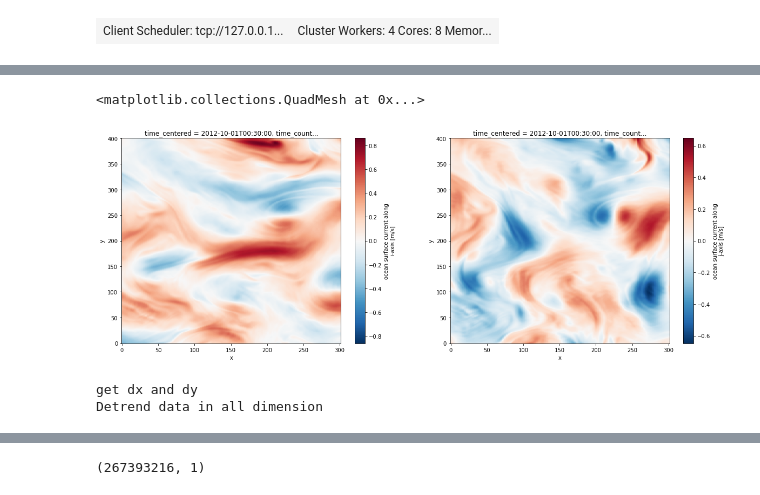
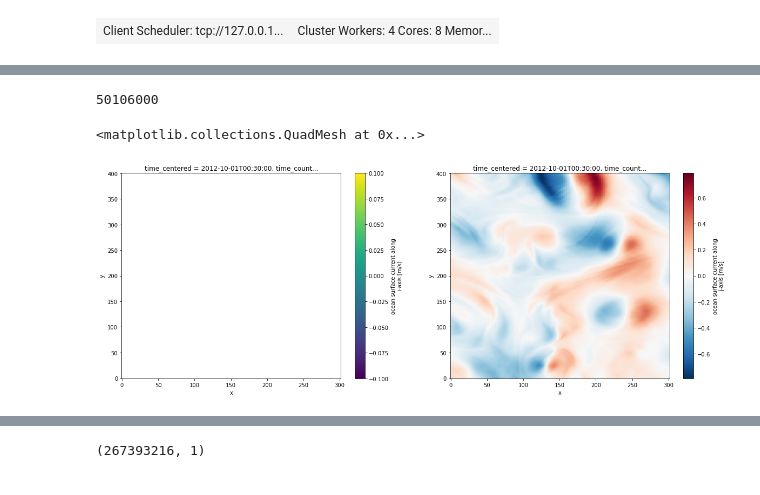
Before and after one commit to auraoupa/pangeo-deployments-test, a Jupyter notebook: 2019-05-28-AA-KE-transfer-freq-wavenumber-diag-NATL60-on-pc-debug.ipynb, the cells around one changed output, grey strips where cells are left out. Saved outputs shown, nothing was run; the diff lists cells and outputs as text; code cells hidden in the pictures.

```diff
--- a/2019-05-28-AA-KE-transfer-freq-wavenumber-diag-NATL60-on-pc-debug.ipynb
+++ b/2019-05-28-AA-KE-transfer-freq-wavenumber-diag-NATL60-on-pc-debug.ipynb
@@ -171,8 +67,8 @@ Save to Netscdf file
 %%time
 
 print('Select dates')
-u_JAS=dsu.sel(time_counter=slice('2013-07-01','2013-09-30'))['vozocrtx']
-v_JAS=dsv.sel(time_counter=slice('2013-07-01','2013-09-30'))['vomecrty']
+u_JAS=dsu.sel(time_counter=slice('2013-07-01','2013-09-29'))['vozocrtx']
+v_JAS=dsv.sel(time_counter=slice('2013-07-01','2013-09-29'))['vomecrty']
 
 print('Select box area')
 u_JAS_box=u_JAS[:,jmin:jmax,imin:imax]
@@ -185,22 +81,14 @@ Wall time: 184 ms
+# %%
+check_NaN = (1*np.isnan(u.values)).sum()
+print(check_NaN)
+# %% [output]
+50106000
 # %%
 fig=plt.figure(figsize=(20,7))
 ax=plt.subplot(121)
-u_JAS_box[0].plot()
+u_JAS_box[744].plot()
 ax=plt.subplot(122)
-v_JAS_box[0].plot()
+v_JAS_box[744].plot()
 # %% [output]
 <matplotlib.collections.QuadMesh at 0x...>
-[figure, old version]
+[figure, new version]
-# %%
-# - get dx and dy
-print('get dx and dy')
-dx_JAS,dy_JAS = wfs.get_dx_dy(u_JAS_box[0],lonbox,latbox)
-
-
-#... Detrend data in all dimension ...
-print('Detrend data in all dimension')
-u_JAS = wfs.detrendn(u_JAS_box,axes=[0,1,2])
-v_JAS = wfs.detrendn(v_JAS_box,axes=[0,1,2])
-# %% [output]
-get dx and dy
-Detrend data in all dimension
```
Also changed, not shown: parts of 9 cells of this notebook, 21 other files.
